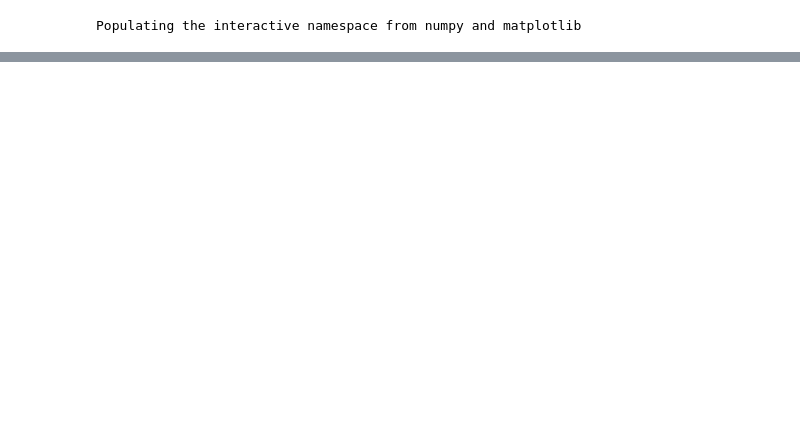
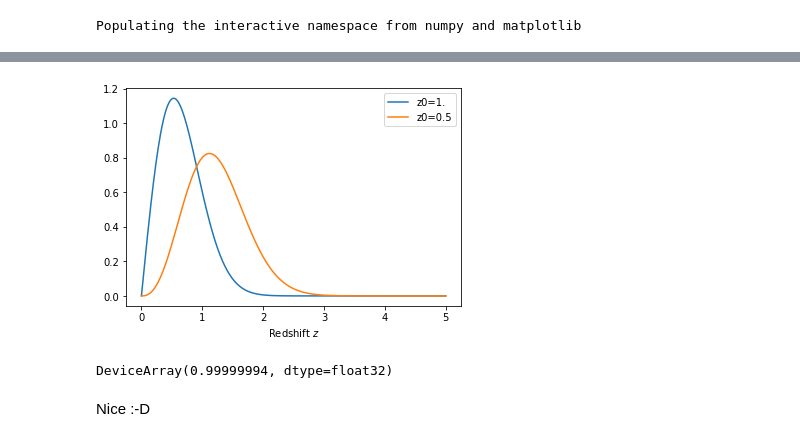
Before and after one commit to DifferentiableUniverseInitiative/jax_cosmo, a Jupyter notebook: notebooks/jax-cosmo-intro.ipynb, the cells around one changed output, grey strips where cells are left out. Saved outputs shown, nothing was run; the diff lists cells and outputs as text; code cells hidden in the pictures; blank space fills up the shorter version.

```diff
--- a/notebooks/jax-cosmo-intro.ipynb
+++ b/notebooks/jax-cosmo-intro.ipynb
@@ -70,0 +140,18 @@ plot(z, nz4(z))
+# %%
+# And let's plot it
+z = np.linspace(0,5,256)
+
+# Redshift distributions are callable, and they return the normalized distribution
+plot(z, nz1(z), label='z0=1.')
+plot(z, nz2(z), label='z0=0.5')
+legend();
+xlabel('Redshift $z$');
+# %% [output]
+[figure, added]
+# %%
+# We can check that the nz is properly normalized
+jc.scipy.integrate.romb(nz1, 0., 5.)
+# %% [output]
+DeviceArray(0.99999994, dtype=float32)
+# %% [markdown]
+Nice :-D
```
Also changed, not shown: parts of 34 cells of this notebook.
